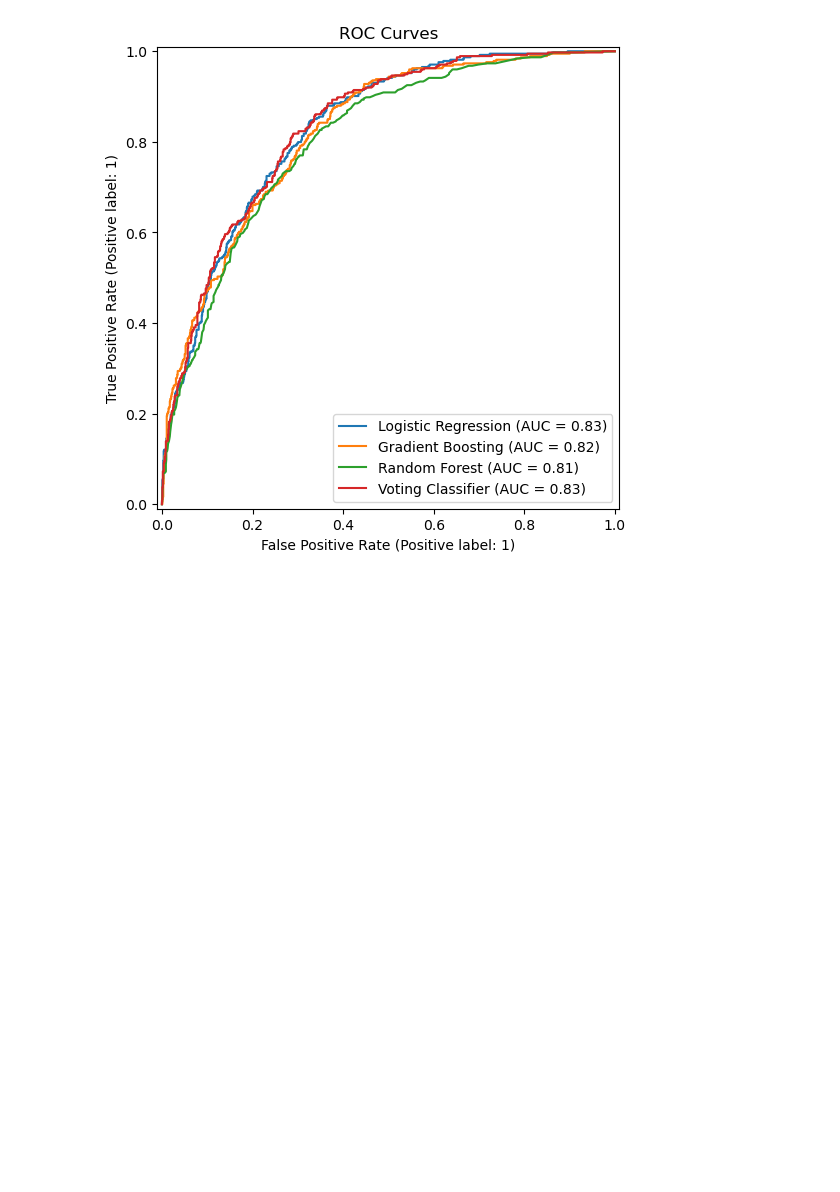
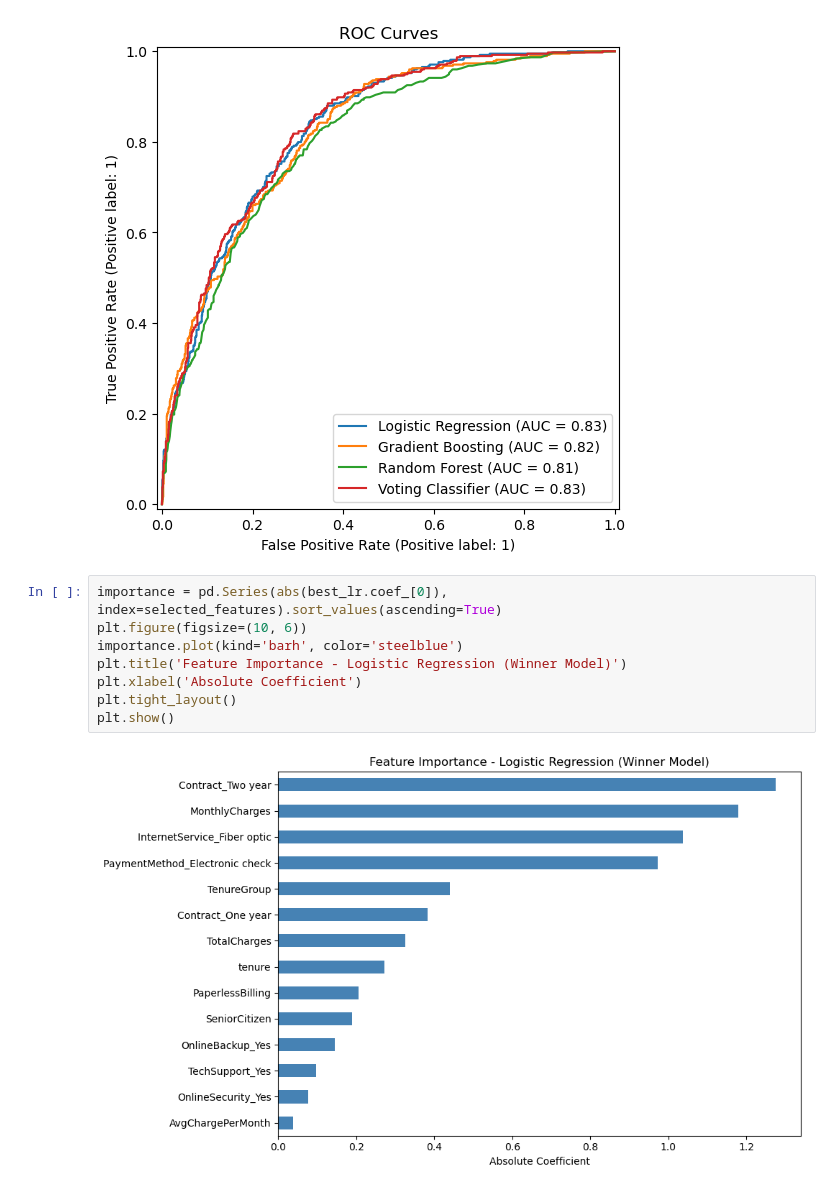
Before and after one commit to MaziarAshtari/ML_Project7, a Jupyter notebook: Untitled.ipynb, the cells around one changed output. Drawn from its saved outputs; the diff is of its cells as text; blank space fills up the shorter version.

Commit message:
feature importance

```diff
--- a/Untitled.ipynb
+++ b/Untitled.ipynb
@@ -407,3 +407,13 @@ ax.set_title('ROC Curves')
 plt.show()
 # %% [output]
 [figure]
+# %%
+importance = pd.Series(abs(best_lr.coef_[0]), index=selected_features).sort_values(ascending=True)
+plt.figure(figsize=(10, 6))
+importance.plot(kind='barh', color='steelblue')
+plt.title('Feature Importance - Logistic Regression (Winner Model)')
+plt.xlabel('Absolute Coefficient')
+plt.tight_layout()
+plt.show()
+# %% [output]
+[figure, added]
```
